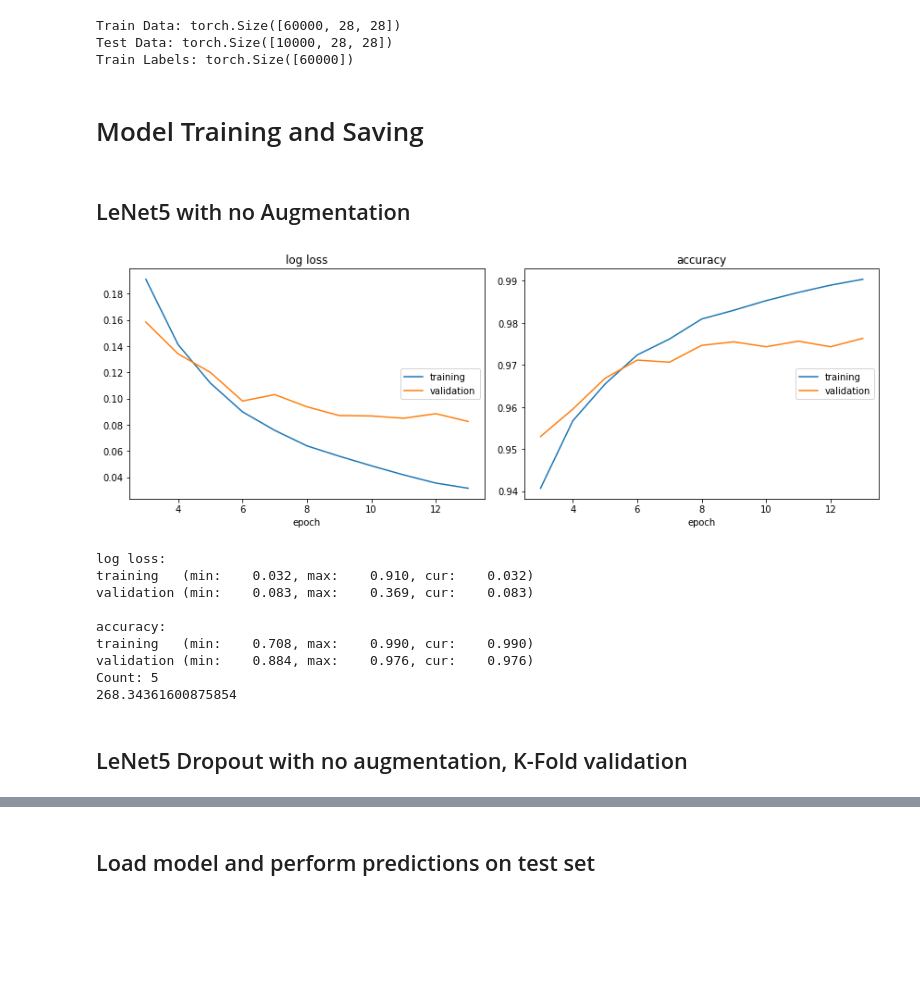
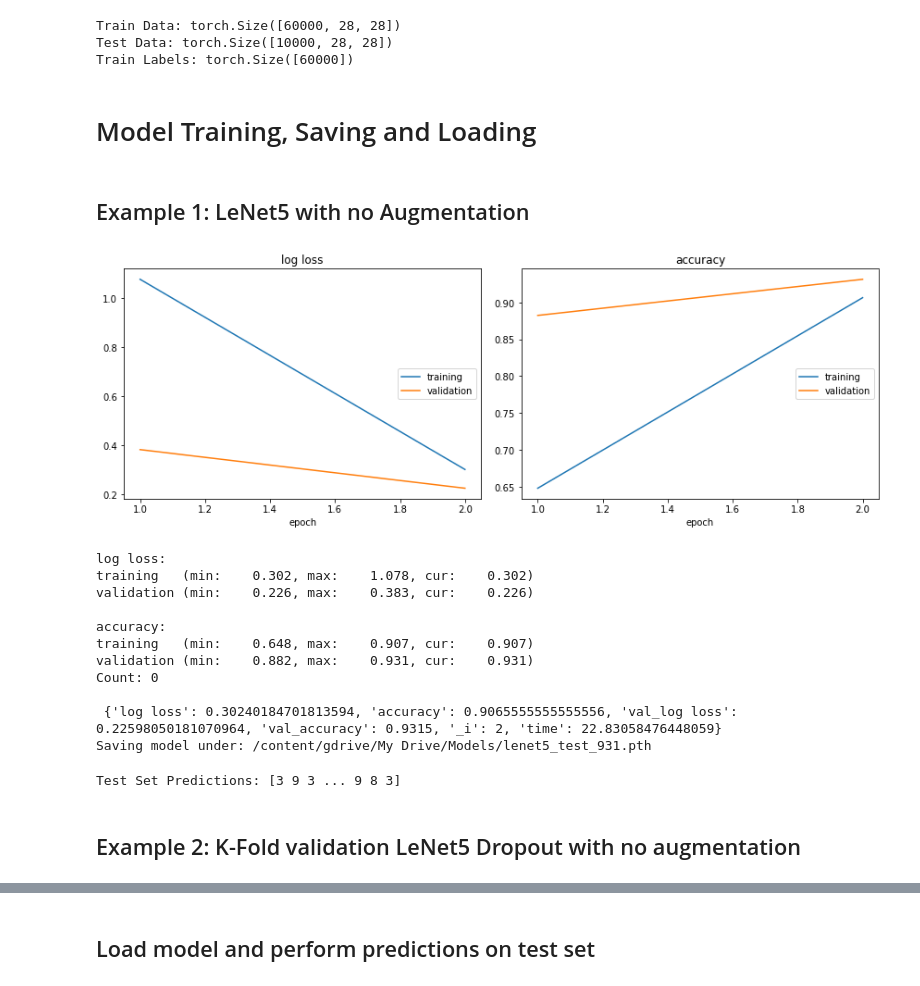
Before and after one commit to dekape/kmnist, a Jupyter notebook: KMNIST_Layout.ipynb, the cells around one changed output, grey strips where cells are left out. Saved outputs shown, nothing was run; the diff lists cells and outputs as text; code cells hidden in the pictures; blank space fills up the shorter version.

Commit message:
final layout for training in colab

```diff
--- a/KMNIST_Layout.ipynb
+++ b/KMNIST_Layout.ipynb
@@ -188,46 +189,79 @@ Train Data: torch.Size([60000, 28, 28])
 Test Data: torch.Size([10000, 28, 28])
 Train Labels: torch.Size([60000])
 # %% [markdown]
-# Model Training and Saving
+# Model Training, Saving and Loading
 # %% [markdown]
-## LeNet5 with no Augmentation
+## Example 1: LeNet5 with no Augmentation
 # %%
 # Lenet5 no augmentation
+# Model Name
+MODEL_NAME = "lenet5_test"
+
 # Hyperparameters
-
 lr = 1e-2
 momentum = 0.5
 batch_size = 64
 test_batch_size = 1000
-n_epochs = 30
+n_epochs = 2
+patience=5
+early_stop_tol = 0.000
+n_folds=0
+weight_decay=0
 
+# Define/Load Model, Optimiser and Loss Function
 model = LeNet5()
-optimiser = torch.optim.SGD(model.parameters(), lr=lr, momentum=momentum)
+optimiser = torch.optim.SGD(model.parameters(), lr=lr, momentum=momentum, weight_decay=weight_decay)
 loss_function = nn.CrossEntropyLoss()
 
+# Create Supervised Learning Object
 learning = SupervisedLearning(X, y, model, optimiser, loss_function, batch_size, test_batch_size,
                  device=device,
                  transform=False,
                  seed=42, n_epochs=n_epochs,
-                 val_ratio=0.1, n_splits=1,
+                 val_ratio=0.1, n_splits=n_folds+1,
                  early_stop = True,
-                 patience = 5,
-                 tol = 0.001)
+                 patience = patience,
+                 tol = early_stop_tol)
 
-t = learning.train_wrapper(train_full=False)
-print(t)
+# Train model with validation
+learning.train_wrapper(train_full=False)
+print("\n", learning.logs)
+
+# Saving model
+path = F"/content/gdrive/My Drive/Models/"
+full_save(path, MODEL_NAME, model, optimiser, loss_function, early_stop_tol, learning.logs["_i"], lr, momentum, weight_decay, n_folds, learning.transform, learning.logs["val_accuracy"], learning.logs["val_log loss"], train_time=learning.logs["time"])
+
+
+# Train full model
+
+
+# Save full model
+
+
+# Evaluate and save test dataset prediction
+norm_mean, norm_std = torch.mean(X/255.), torch.std(X/255.)
+y_preds, sub = evaluate_test(X_test, model, norm_mean, norm_std,
+                                       test_batch_size=test_batch_size,
+                                       test_transform=None,
+                                       device=device,
+                                       save_to_csv=True,
+                                       path=path+"PREDICTION_FILE_NAME_HERE.csv")
+print("\nTest Set Predictions:",y_preds)
 # %% [output]
-[figure, old version]
+[figure, new version]
 log loss:
-training   (min:    0.032, max:    0.910, cur:    0.032)
-validation (min:    0.083, max:    0.369, cur:    0.083)
+training   (min:    0.302, max:    1.078, cur:    0.302)
+validation (min:    0.226, max:    0.383, cur:    0.226)
 
 accuracy:
-training   (min:    0.708, max:    0.990, cur:    0.990)
-validation (min:    0.884, max:    0.976, cur:    0.976)
-Count: 5
-268.34361600875854
+training   (min:    0.648, max:    0.907, cur:    0.907)
+validation (min:    0.882, max:    0.931, cur:    0.931)
+Count: 0
+
+ {'log loss': 0.30240184701813594, 'accuracy': 0.9065555555555556, 'val_log loss': 0.22598050181070964, 'val_accuracy': 0.9315, '_i': 2, 'time': 22.83058476448059}
+Saving model under: /content/gdrive/My Drive/Models/lenet5_test_931.pth
+Test Set Predictions: [3 9 3 ... 9 8 3]
 # %% [markdown]
-## LeNet5 Dropout with no augmentation, K-Fold validation
+## Example 2: K-Fold validation LeNet5 Dropout with no augmentation
 # %%
 # Lenet5 Dropout no augmentation, K-Fold
```
Also changed, not shown: parts of 7 cells of this notebook.
